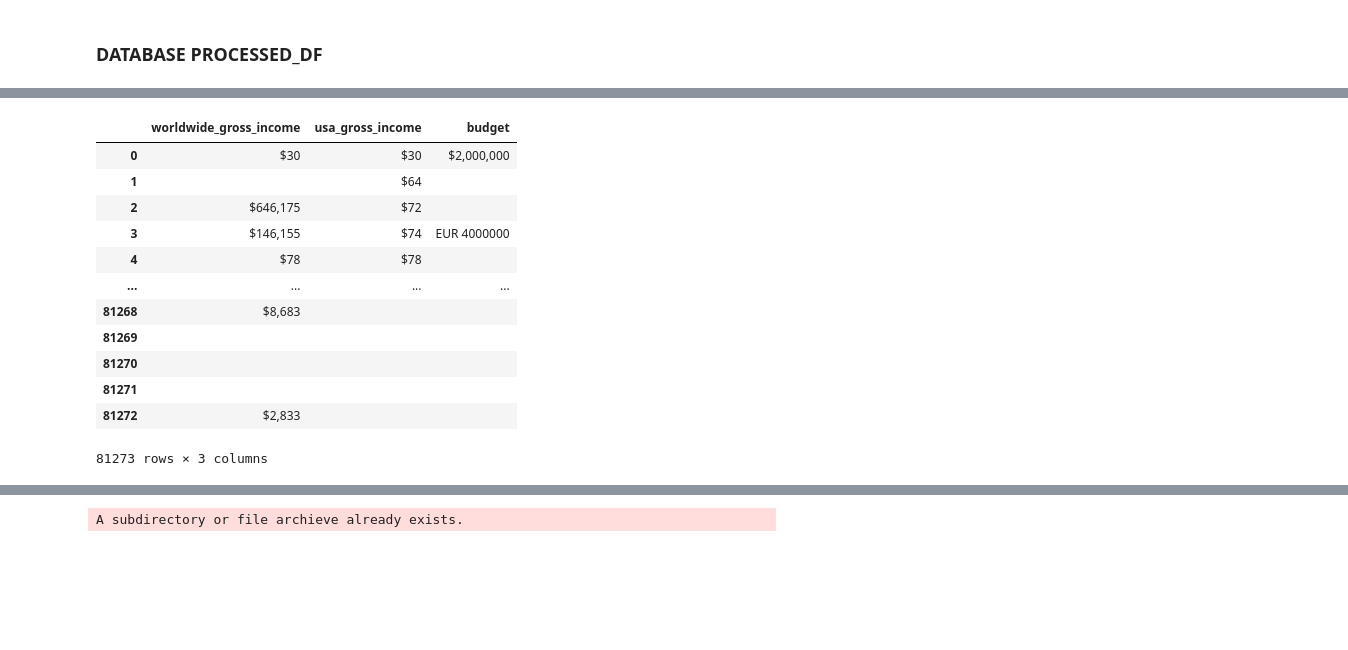
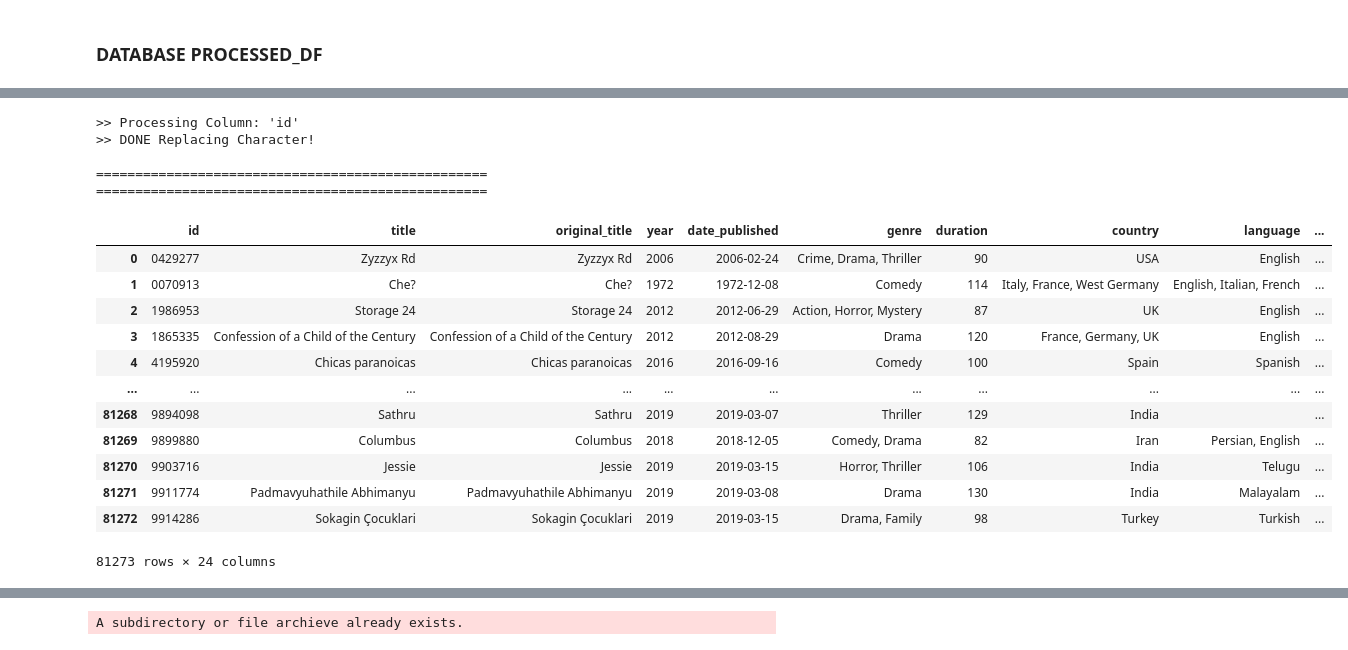
Before and after one commit to henryle-n/Extract-Transform-Load, a Jupyter notebook: hle_IMDb.ipynb, the cells around one changed output, grey strips where cells are left out. Cells and saved outputs as stored; diff of their text form; code cells hidden in the pictures; blank space fills up the shorter version.

```diff
--- a/hle_IMDb.ipynb
+++ b/hle_IMDb.ipynb
@@ -17,0 +73,15 @@ import pathlib
+# %%
+def replace_str (df_name, col_name, to_be_repl, repl_to):
+
+    """
+    1. Replace a character to another character
+    2. Usage:
+        replace_str (data-frame-name, column-name, string-to-replace, replace-to-string):
+    """
+    print (f"\n>> Processing Column: '{col_name}'")
+
+    df_name[col_name] = df_name.loc[:, col_name].str.replace(to_be_repl, repl_to)
+
+
+    print(f">> DONE Replacing Character!\n\n{50*('=')}\n{50*('=')}")
+    return df_name
@@ -24,7 +110,7 @@ import pathlib
 path="Resources_hle\IMDb_movies.csv"
 
 # convert csv to pandas df
-raw_df = pd.read_csv(path, encoding="UTF-8", dtype={'usa_gross_income': "string", "worlwide_gross_income" : "string", "budget": "string"})
+raw_df = pd.read_csv(path, encoding="UTF-8", dtype={'imdb_title_id': "string", 'production_company': "string", 'usa_gross_income': "string", "worldwide_gross_income" : "string", "budget": "string"})
 # %% [markdown]
 1. choose all cols to keep (netflix id, imdb id, title, ddmmyy, dd, mo,yr,duration, avg_vote, votes, reviews_from_users	reviews_from_critics, budget,usa_gross_icome, ww income, coutry, type, genre, actor, description)
 [[""]]
@@ -123,8 +214,0 @@ raw_df
-# %%
-# convert to numbers
-raw_df['reviews_from_users'] = pd.to_numeric(raw_df["reviews_from_users"], downcast="integer")
-raw_df['reviews_from_critics'] = pd.to_numeric(raw_df["reviews_from_critics"],  downcast="integer")
-raw_df['web_rating'] = pd.to_numeric(raw_df["web_rating"],  downcast="integer")
-# %%
-# create a new col combining reviews from users and critics
-raw_df['total_reviews'] = raw_df['reviews_from_users'] + raw_df['reviews_from_critics']
@@ -258,16 +294,0 @@ processed_df
-# %%
-processed_df[['worldwide_gross_income', 'usa_gross_income', 'budget']]
-# %% [output]
-|  | worldwide_gross_income | usa_gross_income | budget |
-| 0 | $30 | $30 | $2,000,000 |
-| 1 |  | $64 |  |
-| 2 | $646,175 | $72 |  |
-| 3 | $146,155 | $74 | EUR 4000000 |
-| 4 | $78 | $78 |  |
-| ... | ... | ... | ... |
-| 81268 | $8,683 |  |  |
-| 81269 |  |  |  |
-| 81270 |  |  |  |
-| 81271 |  |  |  |
-| 81272 | $2,833 |  |  |
-81273 rows × 3 columns
@@ -295,0 +295,22 @@ def conv_currency (df_name, col_name):
+# %%
+# replacing "tt" character in id columns and convert id to integer
+replace_str(processed_df, "id", "tt", "")
+# %% [output]
+>> Processing Column: 'id'
+>> DONE Replacing Character!
+
+==================================================
+==================================================
+|  | id | title | original_title | year | date_published | genre | duration | country | language | ... |
+| 0 | 0429277 | Zyzzyx Rd | Zyzzyx Rd | 2006 | 2006-02-24 | Crime, Drama, Thriller | 90 | USA | English | ... |
+| 1 | 0070913 | Che? | Che? | 1972 | 1972-12-08 | Comedy | 114 | Italy, France, West Germany | English, Italian, French | ... |
+| 2 | 1986953 | Storage 24 | Storage 24 | 2012 | 2012-06-29 | Action, Horror, Mystery | 87 | UK | English | ... |
+| 3 | 1865335 | Confession of a Child of the Century | Confession of a Child of the Century | 2012 | 2012-08-29 | Drama | 120 | France, Germany, UK | English | ... |
+| 4 | 4195920 | Chicas paranoicas | Chicas paranoicas | 2016 | 2016-09-16 | Comedy | 100 | Spain | Spanish | ... |
+| ... | ... | ... | ... | ... | ... | ... | ... | ... | ... | ... |
+| 81268 | 9894098 | Sathru | Sathru | 2019 | 2019-03-07 | Thriller | 129 | India |  | ... |
+| 81269 | 9899880 | Columbus | Columbus | 2018 | 2018-12-05 | Comedy, Drama | 82 | Iran | Persian, English | ... |
+| 81270 | 9903716 | Jessie | Jessie | 2019 | 2019-03-15 | Horror, Thriller | 106 | India | Telugu | ... |
+| 81271 | 9911774 | Padmavyuhathile Abhimanyu | Padmavyuhathile Abhimanyu | 2019 | 2019-03-08 | Drama | 130 | India | Malayalam | ... |
+| 81272 | 9914286 | Sokagin Çocuklari | Sokagin Çocuklari | 2019 | 2019-03-15 | Drama, Family | 98 | Turkey | Turkish | ... |
+81273 rows × 24 columns
```
Also changed, not shown: parts of 58 cells of this notebook, 4 other files.
